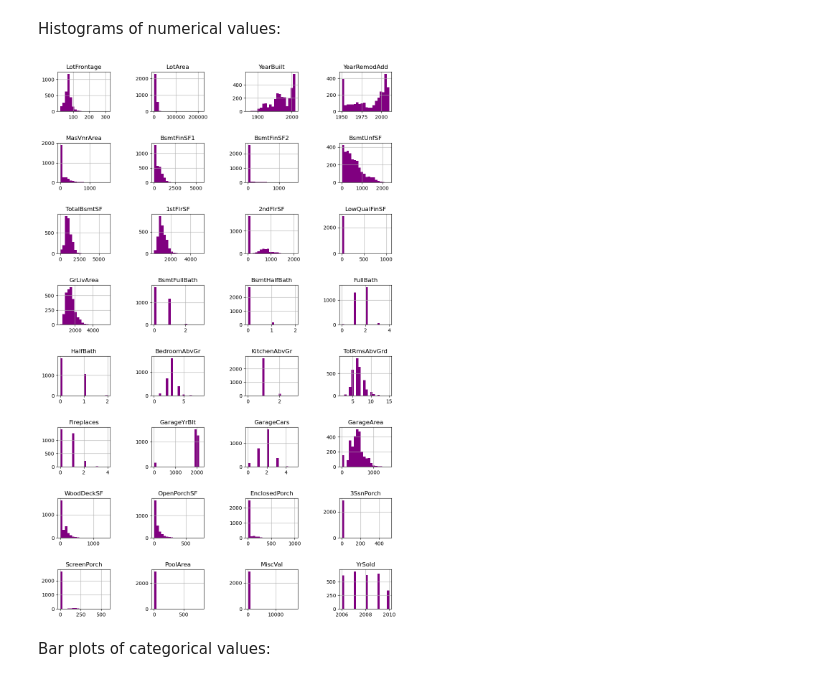
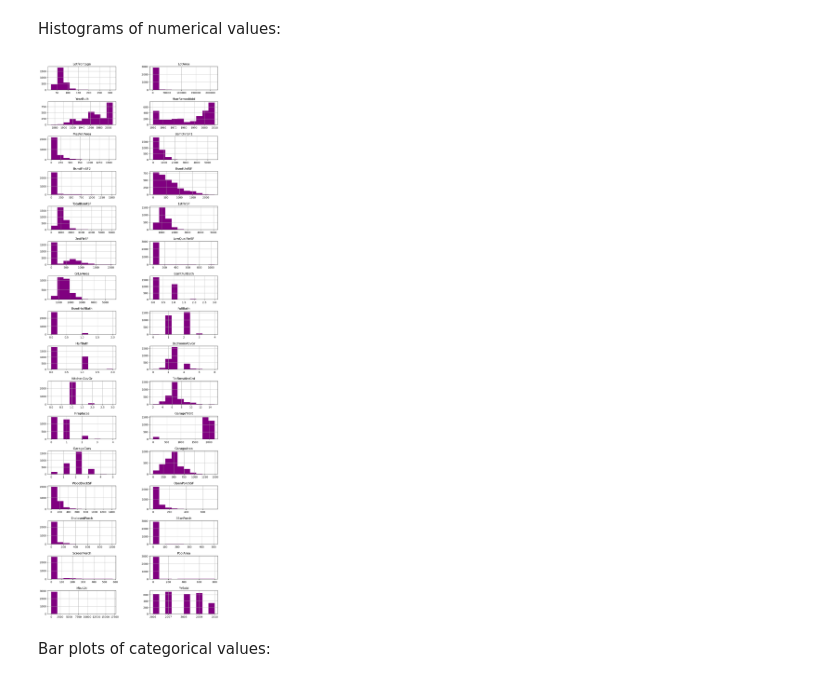
Before and after one commit to lmacakova/prices, a Jupyter notebook: house_prices.ipynb, the cells around one changed output. Cells and saved outputs as stored; diff of their text form; code cells hidden in the pictures.

```diff
--- a/house_prices.ipynb
+++ b/house_prices.ipynb
@@ -269,11 +269,11 @@ Histograms of numerical values:
 # %%
 numerical = combined_ds.select_dtypes("int64")
 numerical.hist(
-    bins=20, figsize=(12, 22), color="purple", layout=(9, 4)
+    bins=10, figsize=(12, 44), color="purple", layout=(18, 2)
 )
-plt.subplots_adjust(hspace=0.8, wspace=0.8)
+plt.subplots_adjust(hspace=0.5, wspace=0.5)
 plt.show()
 # %% [output]
-[figure, old version]
+[figure, new version]
 # %% [markdown]
 Bar plots of categorical values:
```
Also changed, not shown: parts of 4 cells of this notebook.
